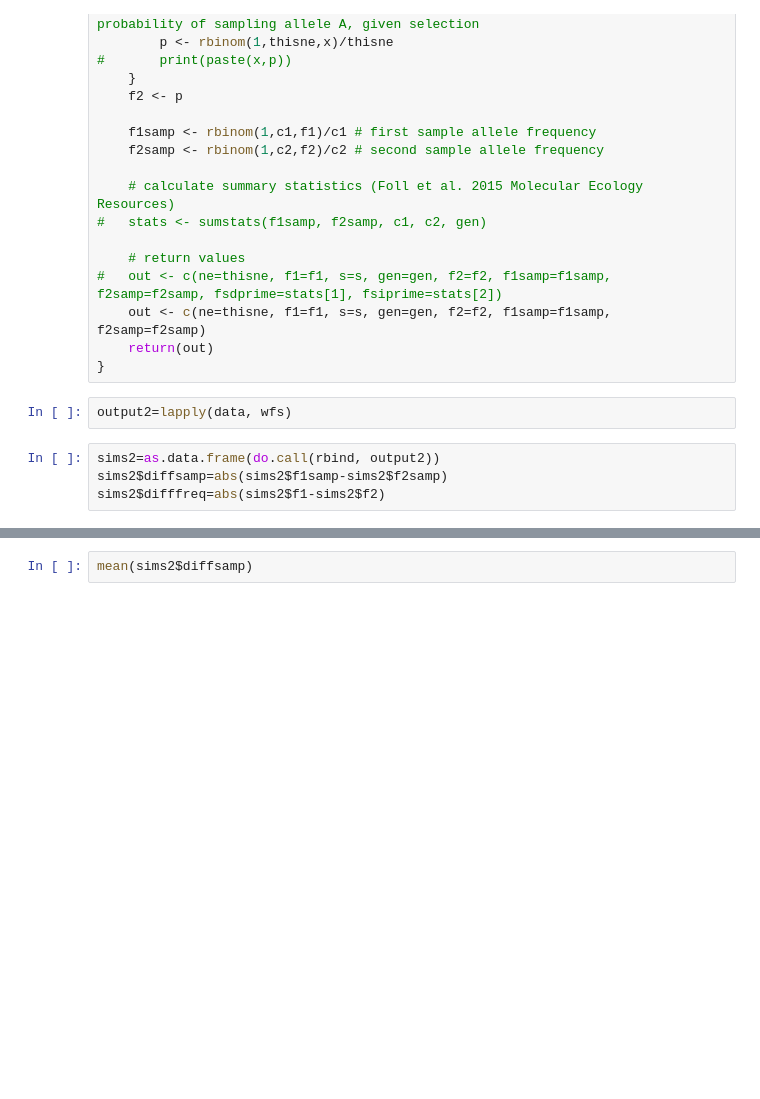
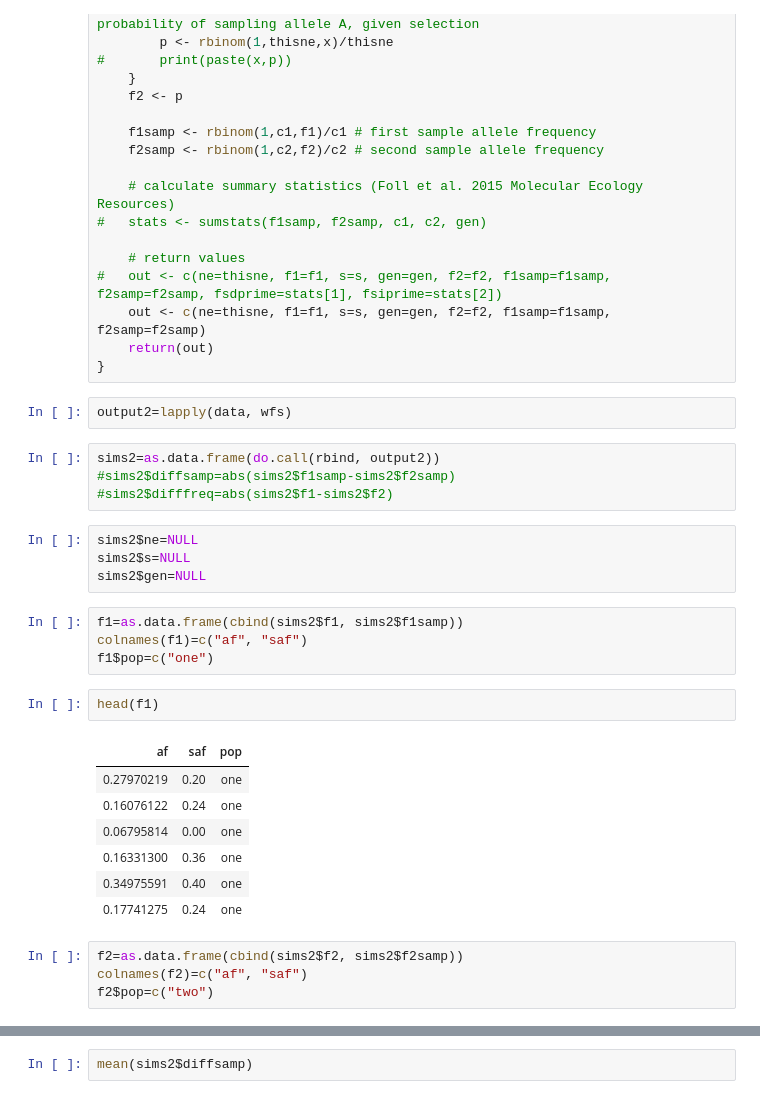
Before and after one commit to sagw/WNS_WGS, a Jupyter notebook: All_FST_plots.ipynb, the cells around one changed output, grey strips where cells are left out. Saved outputs shown, nothing was run; the diff lists cells and outputs as text; blank space fills up the shorter version.

```diff
--- a/All_FST_plots.ipynb
+++ b/All_FST_plots.ipynb
@@ -307,5 +315,27 @@ wfs <- function(i, f1min=0.05, f1max=.5, smin=1, smax=1, c1=25, c2=25, gen=1, ne
 output2=lapply(data, wfs)
 # %%
 sims2=as.data.frame(do.call(rbind, output2))
-sims2$diffsamp=abs(sims2$f1samp-sims2$f2samp)
-sims2$difffreq=abs(sims2$f1-sims2$f2)
+#sims2$diffsamp=abs(sims2$f1samp-sims2$f2samp)
+#sims2$difffreq=abs(sims2$f1-sims2$f2)
+# %%
+sims2$ne=NULL
+sims2$s=NULL
+sims2$gen=NULL
+# %%
+f1=as.data.frame(cbind(sims2$f1, sims2$f1samp))
+colnames(f1)=c("af", "saf")
+f1$pop=c("one")
+# %%
+head(f1)
+# %% [output]
+| af | saf | pop |
+| 0.27970219 | 0.20 | one |
+| 0.16076122 | 0.24 | one |
+| 0.06795814 | 0.00 | one |
+| 0.16331300 | 0.36 | one |
+| 0.34975591 | 0.40 | one |
+| 0.17741275 | 0.24 | one |
+# %%
+f2=as.data.frame(cbind(sims2$f2, sims2$f2samp))
+colnames(f2)=c("af", "saf")
+f2$pop=c("two")
```
Also changed, not shown: parts of 13 cells of this notebook.
